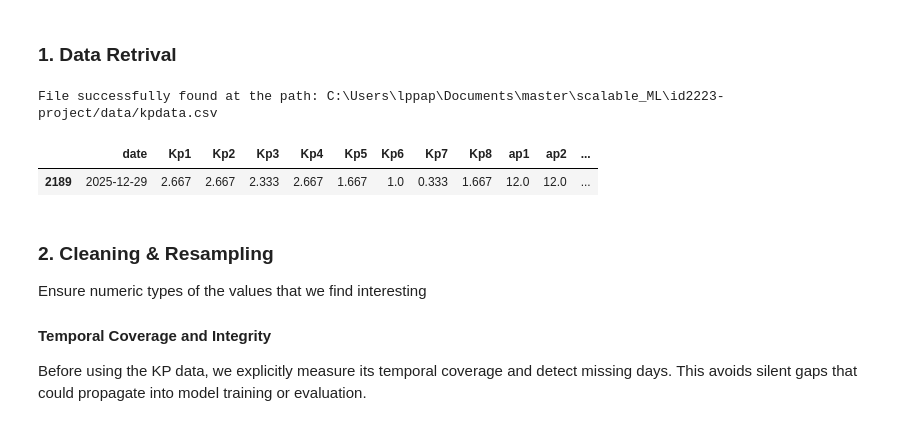
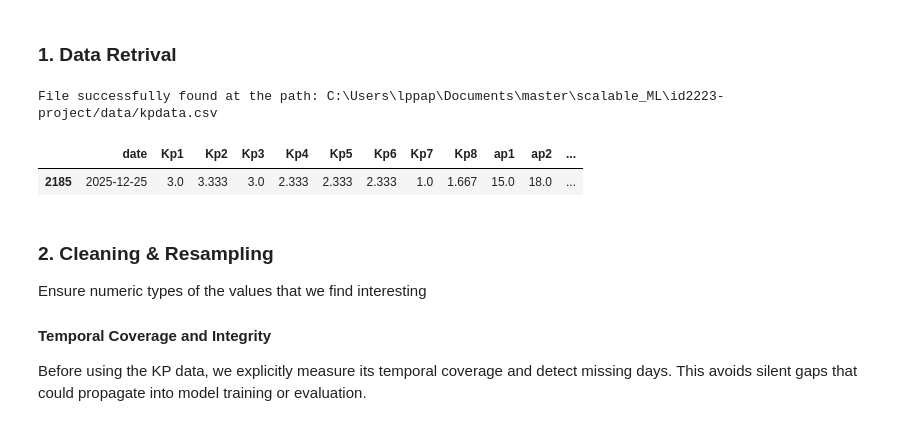
Before and after one commit to LoretaPajaziti/id2223-project, a Jupyter notebook: notebooks/aurora/1_feature_backfill.ipynb, the cells around one changed output. Saved outputs shown, nothing was run; the diff lists cells and outputs as text; code cells hidden in the pictures.

```diff
--- a/notebooks/aurora/1_feature_backfill.ipynb
+++ b/notebooks/aurora/1_feature_backfill.ipynb
@@ -103,17 +105,17 @@ This dataset defines the temporal backbone for downstream feature alignment.
 ### 1. Data Retrival
 # %%
 today = datetime.date.today()
-yesterday = today - datetime.timedelta(days=5)
+yesterday = today - datetime.timedelta(days=10)
 
 csv_file = f"{root_dir}/data/kpdata.csv"
 util.check_file_path(csv_file)
 
 kp_yesterday_df = util.get_kp(csv_file, yesterday)
 kp_yesterday_df.head()
 # %% [output]
 File successfully found at the path: C:\Users\lppap\Documents\master\scalable_ML\id2223-project/data/kpdata.csv
 |  | date | Kp1 | Kp2 | Kp3 | Kp4 | Kp5 | Kp6 | Kp7 | Kp8 | ap1 | ap2 | ... |
-| 2189 | 2025-12-29 | 2.667 | 2.667 | 2.333 | 2.667 | 1.667 | 1.0 | 0.333 | 1.667 | 12.0 | 12.0 | ... |
+| 2185 | 2025-12-25 | 3.0 | 3.333 | 3.0 | 2.333 | 2.333 | 2.333 | 1.0 | 1.667 | 15.0 | 18.0 | ... |
 # %%
 df = pd.read_csv(csv_file, skipinitialspace=True)
 
```
Also changed, not shown: parts of 9 cells of this notebook, 29 other files.
